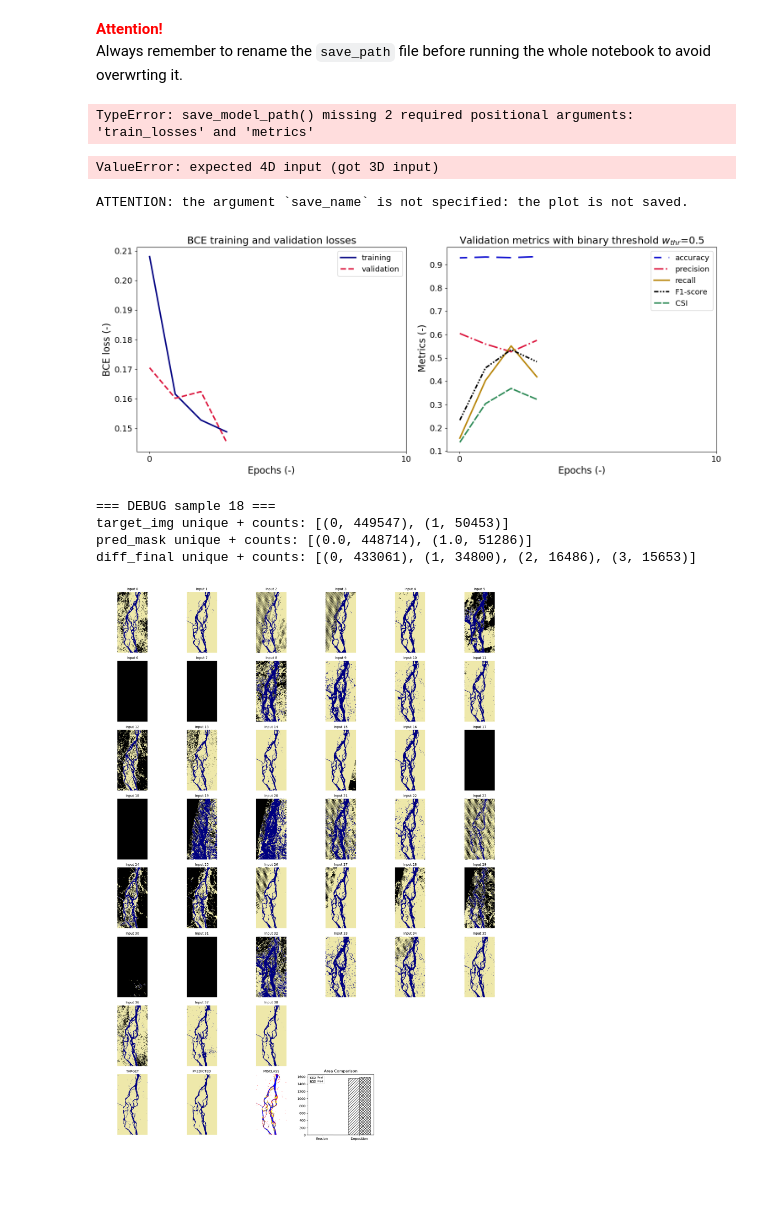
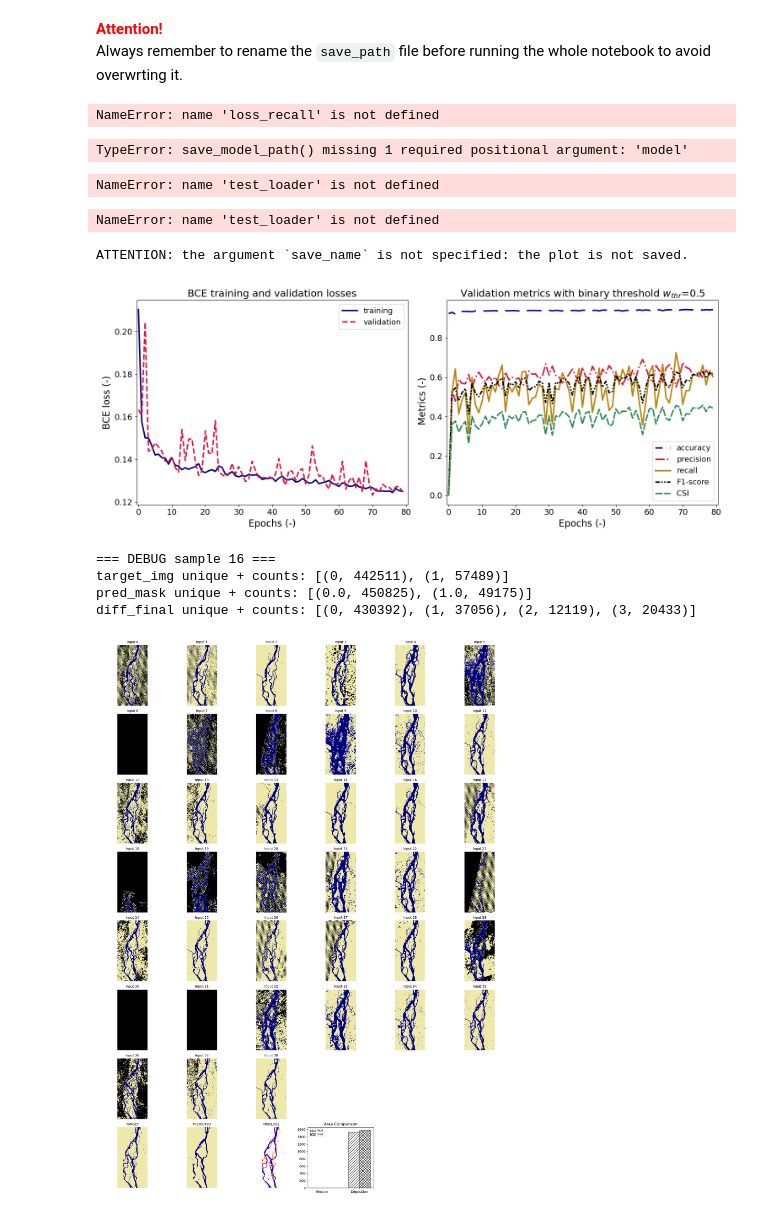
Before and after one commit to Matglassaa/jamunet-morpho-braided, a Jupyter notebook: model/Unet3D_train_val_spatial_dataset_PIETER.ipynb, the cells around one changed output. Drawn from its saved outputs; the diff is of its cells as text; code cells hidden in the pictures; blank space fills up the shorter version.

Commit message:
test run

```diff
--- a/model/Unet3D_train_val_spatial_dataset_PIETER.ipynb
+++ b/model/Unet3D_train_val_spatial_dataset_PIETER.ipynb
@@ -445,7 +445,7 @@ def run_training():
     # ----- hyperparameters -----
     learning_rate = 0.05
     batch_size = 16
-    num_epochs = 4
+    num_epochs = 80
     water_threshold = 0.5
     physics = False
     alpha_er = 1e-4
@@ -453,7 +453,7 @@ def run_training():
 
     optimizer = torch.optim.Adam(params=model.parameters(), lr=learning_rate)
 
-    step_size = 4
+    step_size = 12
     gamma = 0.75
     scheduler = None
     if (step_size and gamma) is not None:
@@ -617,14 +626,16 @@ Always remember to rename the <code>save_path</code> file before running the who
 # save model with min validation loss
 # always check the dataset month key
 
-save_model_path(model=best_model, spatial_temporal='spatial', val_losses='loss')
+save_model_path(model=best_model, spatial_temporal='spatial', val_losses='loss', train_losses=train_losses, metrics=metrics)
 # %% [output]
-TypeError: save_model_path() missing 2 required positional arguments: 'train_losses' and 'metrics'
+NameError: name 'loss_recall' is not defined
 # %%
 # save model with max recall
 # always check the dataset month key
 
 save_model_path(best_model_recall, 'spatial', 'recall', 3)
+# %% [output]
+TypeError: save_model_path() missing 1 required positional argument: 'model'
 # %%
 # test the min loss model - average loss and metrics
 
@@ -639,7 +650,7 @@ Recall:            {test_recall:.3f}\n\
 F1 score:          {test_f1_score:.3f}\n\
 CSI score:         {test_csi_score:.3f}')
 # %% [output]
-ValueError: expected 4D input (got 3D input)
+NameError: name 'test_loader' is not defined
 # %%
 # test the max recall model - average loss and metrics
 
@@ -653,24 +664,26 @@ Precision:         {test_precision:.3f}\n\
 Recall:            {test_recall:.3f}\n\
 F1 score:          {test_f1_score:.3f}\n\
 CSI score:         {test_csi_score:.3f}')
+# %% [output]
+NameError: name 'test_loader' is not defined
 # %%
 plot_losses_metrics(train_losses, val_losses, metrics, best_model_recall, loss_f=loss_f)
 # %% [output]
 ATTENTION: the argument `save_name` is not specified: the plot is not saved.
-[figure, old version]
+[figure, new version]
 # %%
 # show_evolution(18, test_set, model_loss)
 
 device = 'cuda:0'
 model_loss = model_loss.to(device)
 
-show_all_images(18, test_set, model_loss, device=device)
+show_all_images(16, test_set, model_loss, device=device)
 # %% [output]
-=== DEBUG sample 18 ===
-target_img unique + counts: [(0, 449547), (1, 50453)]
-pred_mask unique + counts: [(0.0, 448714), (1.0, 51286)]
-diff_final unique + counts: [(0, 433061), (1, 34800), (2, 16486), (3, 15653)]
+=== DEBUG sample 16 ===
+target_img unique + counts: [(0, 442511), (1, 57489)]
+pred_mask unique + counts: [(0.0, 450825), (1.0, 49175)]
+diff_final unique + counts: [(0, 430392), (1, 37056), (2, 12119), (3, 20433)]
-[figure, old version]
+[figure, new version]
 # %%
 # show_evolution(18, test_set, model_recall)
 show_evolution_nolegend_nn(18, test_set, model_recall, device=device)
```
Also changed, not shown: parts of 5 cells of this notebook, 1 other file.
